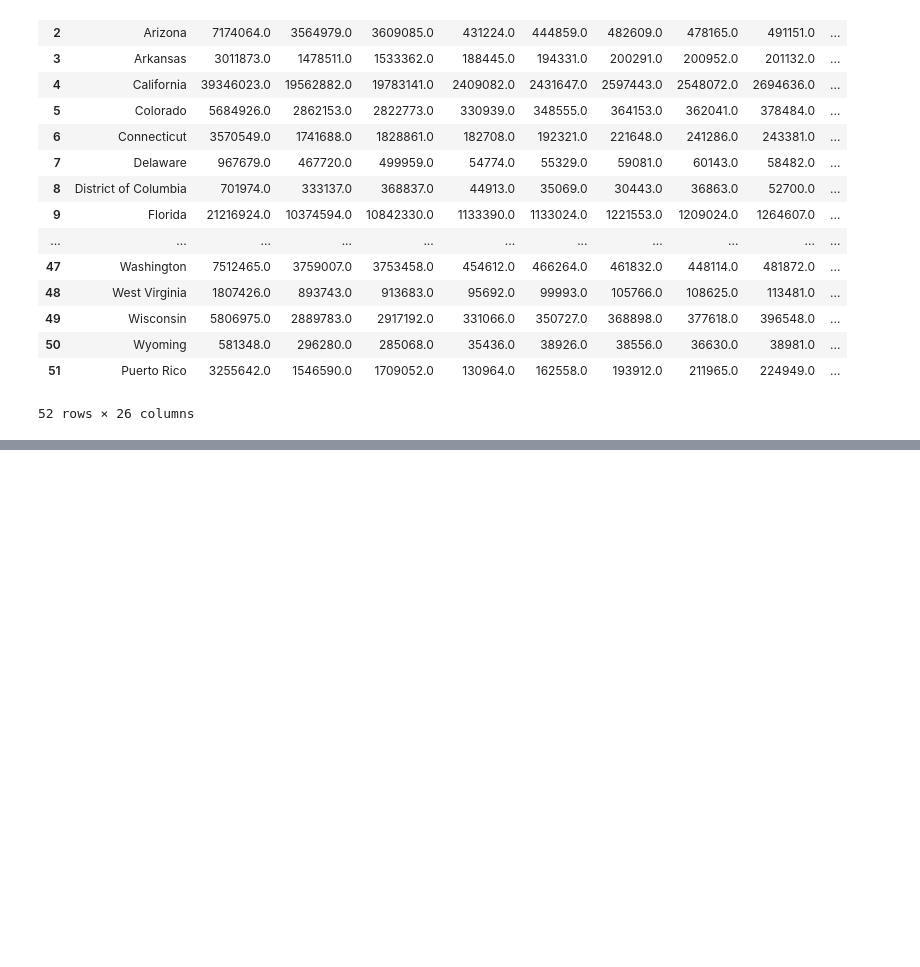
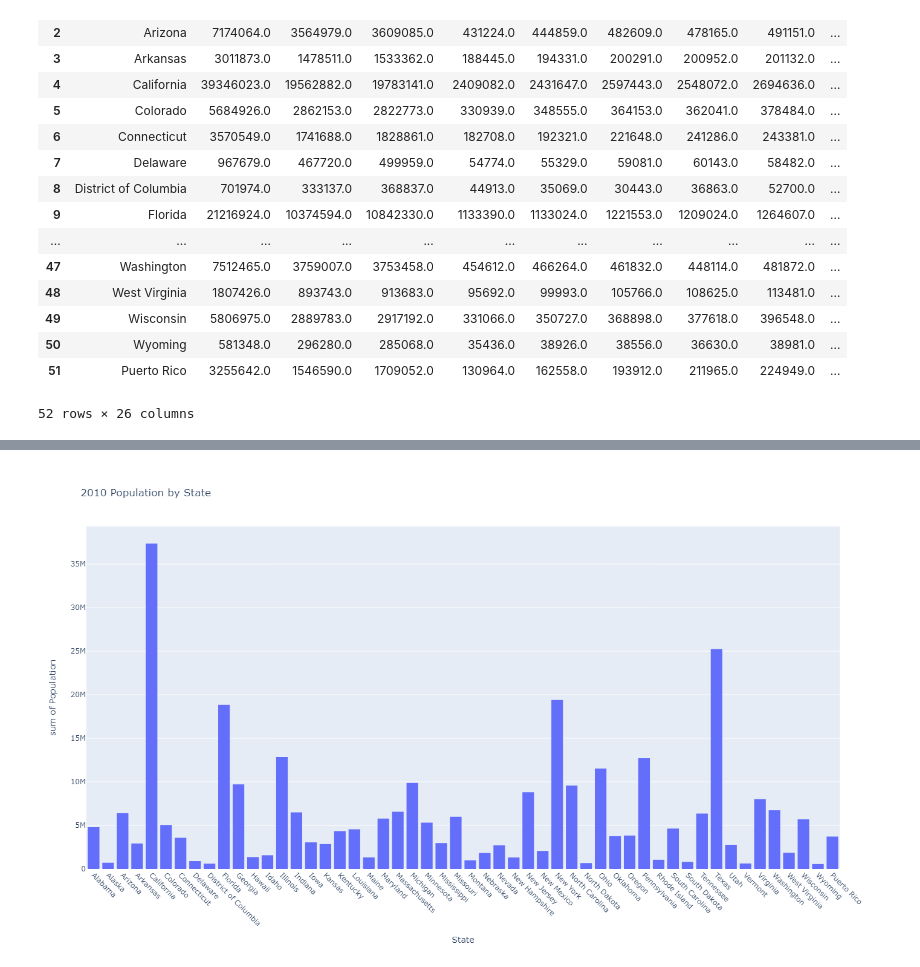
Before and after one commit to BlakeRivers25/SCDV490-FinalProject-BlakeRivers, a Jupyter notebook: test_cases.ipynb, the cells around one changed output, grey strips where cells are left out. Drawn from its saved outputs; the diff is of its cells as text; code cells hidden in the pictures; blank space fills up the shorter version.

```diff
--- a/test_cases.ipynb
+++ b/test_cases.ipynb
@@ -149,0 +289,12 @@ df2020Demographics
+# %%
+Pop2010 = df2010Demographics[['State', 'Population']]
+#print(Pop2010)
+Pop2010State = Pop2010['State']
+Pop2010Pop = Pop2010['Population']
+
+plt = px.histogram(Pop2010, x="State", y="Population", title = "2010 Population by State",
+                   width = 1200, height = 800)
+plt.update_xaxes(tickangle=45)
+plt.show()
+# %% [output]
+[figure, added]
```
Also changed, not shown: parts of 13 cells of this notebook.
